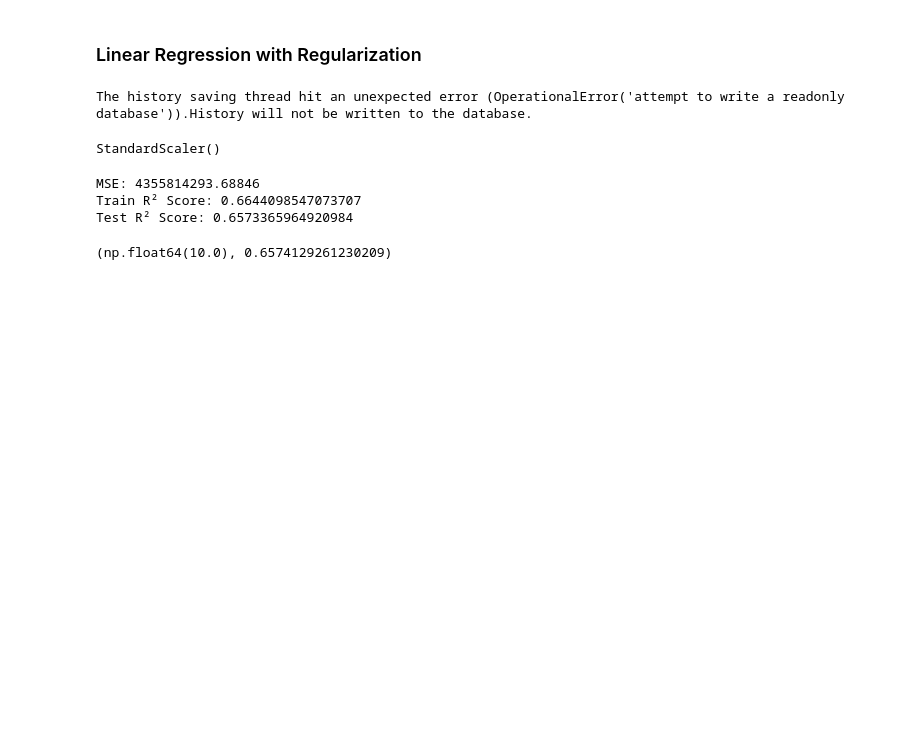
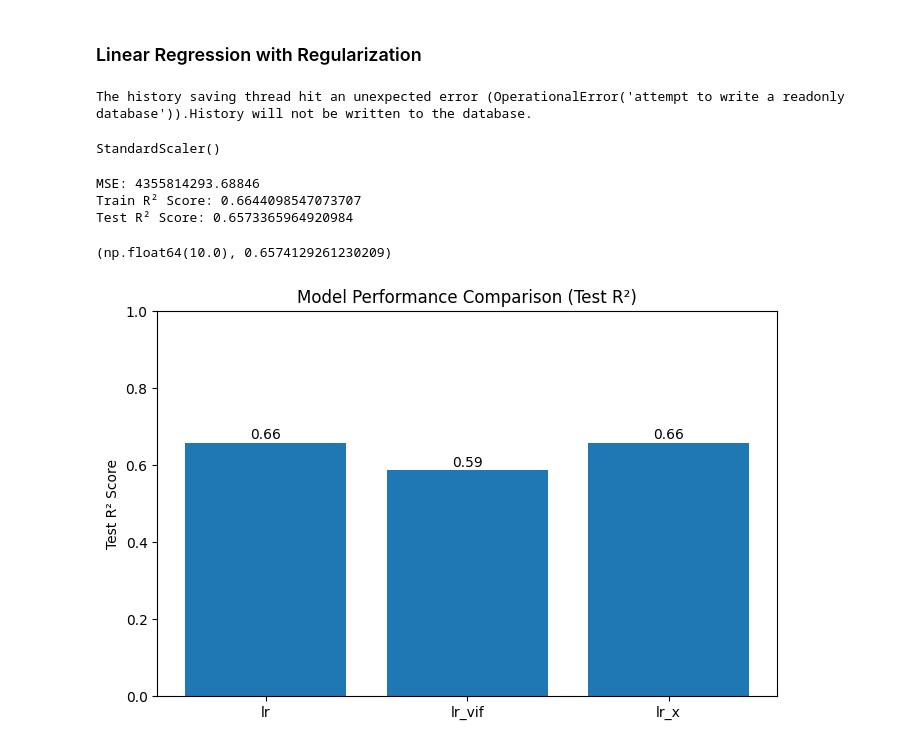
Before and after one commit to OMCHOKSI108/machine-learning-playground, a Jupyter notebook: REGRESSION_MODELS_CODE/Linear_regression.ipynb, the cells around one changed output. Cells and saved outputs as stored; diff of their text form; code cells hidden in the pictures; blank space fills up the shorter version.

```diff
--- a/REGRESSION_MODELS_CODE/Linear_regression.ipynb
+++ b/REGRESSION_MODELS_CODE/Linear_regression.ipynb
@@ -707,3 +707,25 @@ best_test_r2 = ridge_cv.score(X2_test_scaled, y2_test)
 best_alpha, best_test_r2
 # %% [output]
 (np.float64(10.0), 0.6574129261230209)
+# %%
+import matplotlib.pyplot as plt
+
+models = ['lr', 'lr_vif', 'lr_x']
+test_r2_scores = [
+    r2_test,
+    r2_test_vif,
+    test_r2_x
+]
+
+plt.figure(figsize=(8, 5))
+plt.bar(models, test_r2_scores)
+plt.ylabel('Test R² Score')
+plt.title('Model Performance Comparison (Test R²)')
+plt.ylim(0, 1)
+
+for i, v in enumerate(test_r2_scores):
+    plt.text(i, v + 0.01, f"{v:.2f}", ha='center')
+
+plt.show()
+# %% [output]
+[figure, added]
```
